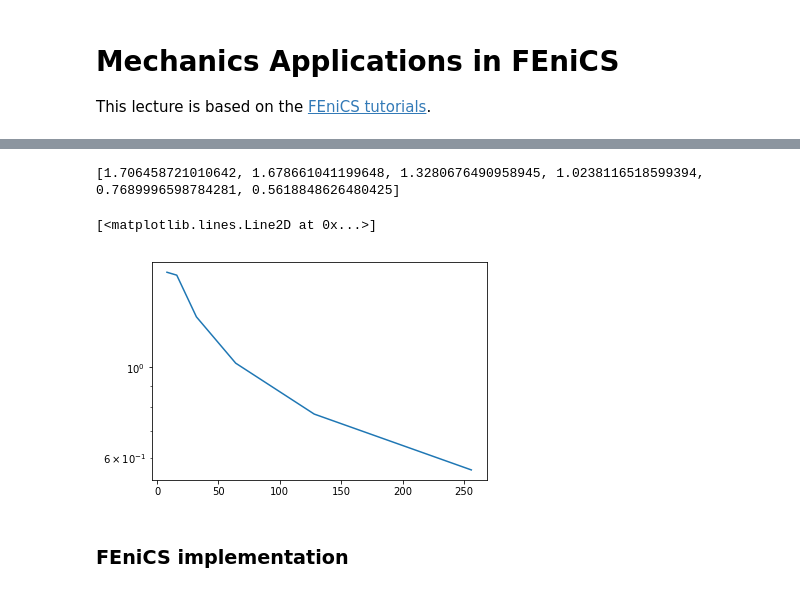
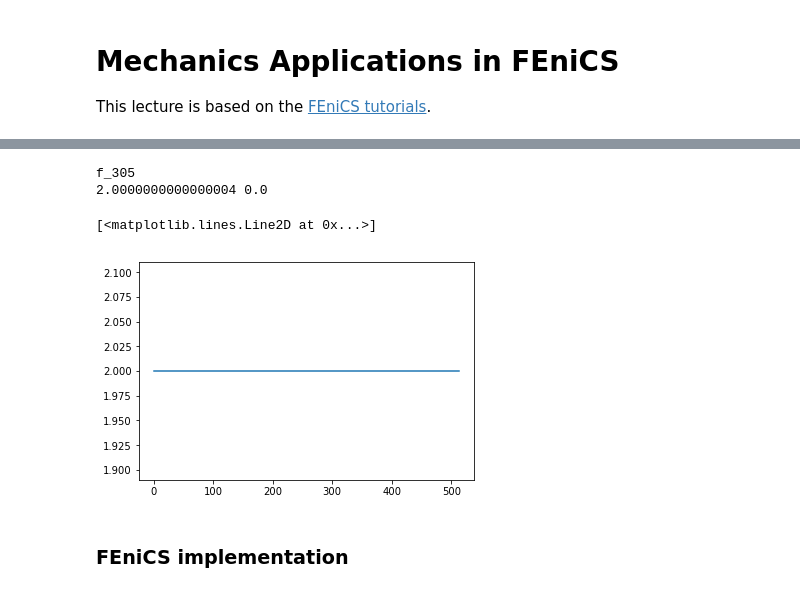
Before and after one commit to bergolho/SSCP_2019_master, a Jupyter notebook: L13/L13.ipynb, the cells around one changed output, grey strips where cells are left out. Cells and saved outputs as stored; diff of their text form; code cells hidden in the pictures.

Commit message:
Improved error analysis exercises

```diff
--- a/L13/L13.ipynb
+++ b/L13/L13.ipynb
@@ -44,0 +48,6 @@ which we can test for using our computed $u$. When $f(x) = 0$ we call this equat
+# %%
+mesh = UnitSquareMesh(16,16)
+P = FunctionSpace(mesh, 'P', 2)
+p_e = project(Expression("1-x[0]*x[0]", degree=2), P)
+fig = plot(p_e)
+plt.colorbar(fig)
@@ -45,31 +177,27 @@ which we can test for using our computed $u$. When $f(x) = 0$ we call this equat
 # %%
-from fenics import *
-from L13_utils import darcy_reduced
-import matplotlib.pyplot as plt
-
-error_L2 = []
-mesh_res = [2**i for i in range(3,9)]
-for n in mesh_res:
-    mesh = UnitSquareMesh(n, n)
-
+error = []
+for n in meshes:
     # Divergence free reference function
-    V = FunctionSpace(mesh, 'P', 2)
-    u_e = Function(V) # a Function is automatically initialised with 0 everywhere
+    V = FunctionSpace(mesh, 'DG', 1)
+    u_e = interpolate(f, V)
 
     # Compute Darcy velocity u for given mesh resolution n
-    u = darcy_reduced(mesh)
+    p = darcy(n)
+    u = -K*grad(p)
     divu = project(div(u), V)
 
     # Compute error
     e = errornorm(u_e, divu, 'L2')
-    error_L2.append(e)
+    error.append(e)
 
-print(error_L2)
-plt.semilogy(mesh_res, error_L2)
+print(f)
+print(assemble(u_e*dx), assemble(divu*dx))
+plt.plot(meshes, error)
 # %% [output]
-[1.706458721010642, 1.678661041199648, 1.3280676490958945, 1.0238116518599394, 0.7689996598784281, 0.5618848626480425]
+f_305
+2.0000000000000004 0.0
 [<matplotlib.lines.Line2D at 0x...>]
-[figure, old version]
+[figure, new version]
 # %% [markdown]
 ### FEniCS implementation
 # %%
```
Also changed, not shown: parts of 12 cells of this notebook.
